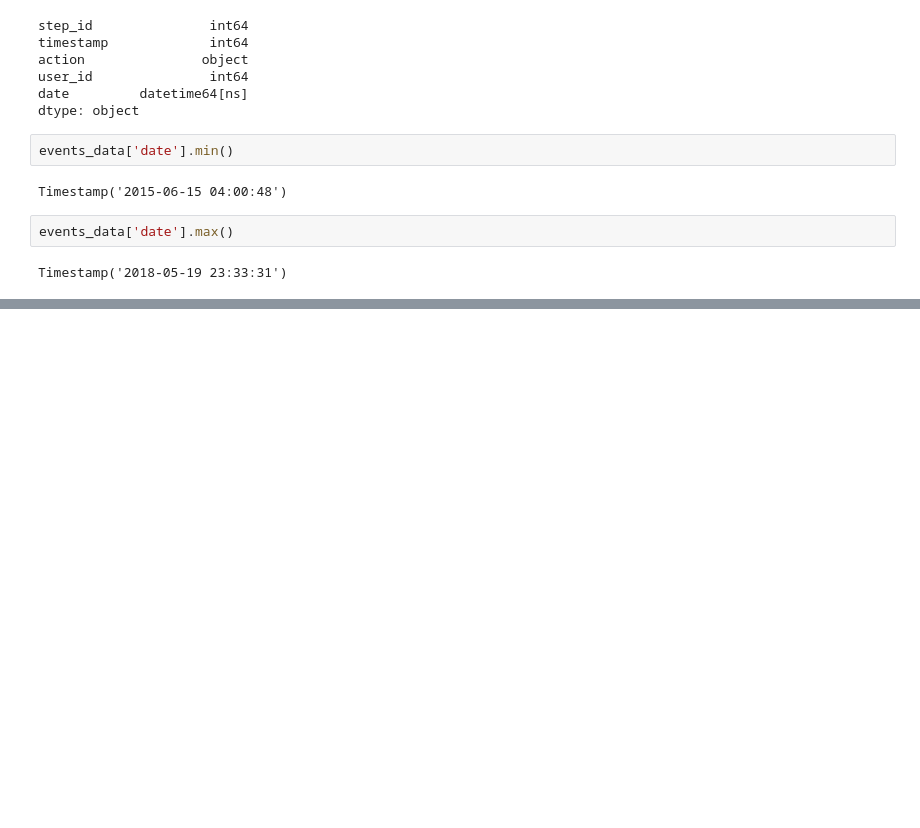
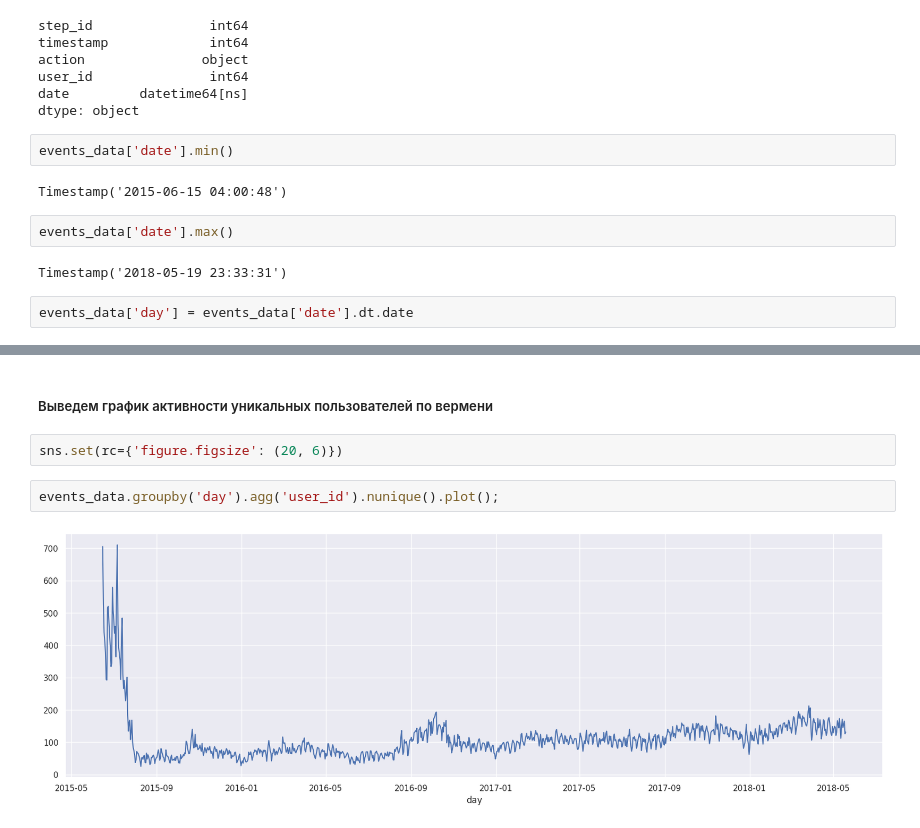
Before and after one commit to Athelbiban/learner, a Jupyter notebook: stepik_dsml/1/dsml_1.10.5.ipynb, the cells around one changed output, grey strips where cells are left out. Saved outputs shown, nothing was run; the diff lists cells and outputs as text; blank space fills up the shorter version.

```diff
--- a/stepik_dsml/1/dsml_1.10.5.ipynb
+++ b/stepik_dsml/1/dsml_1.10.5.ipynb
@@ -51,3 +51,5 @@ Timestamp('2015-06-15 04:00:48')
 events_data['date'].max()
 # %% [output]
 Timestamp('2018-05-19 23:33:31')
+# %%
+events_data['day'] = events_data['date'].dt.date
@@ -53,0 +107,8 @@ Timestamp('2018-05-19 23:33:31')
+# %% [markdown]
+##### Выведем график активности уникальных пользователей по вермени
+# %%
+sns.set(rc={'figure.figsize': (20, 6)})
+# %%
+events_data.groupby('day').agg('user_id').nunique().plot();
+# %% [output]
+[figure, added]
```
Also changed, not shown: parts of 9 cells of this notebook.
